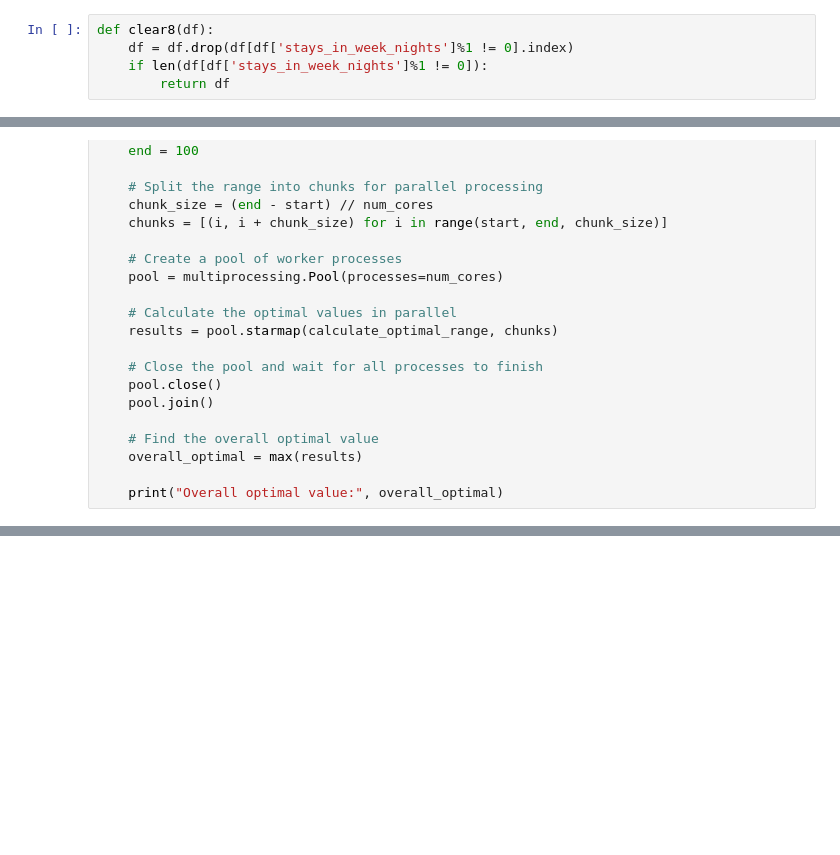
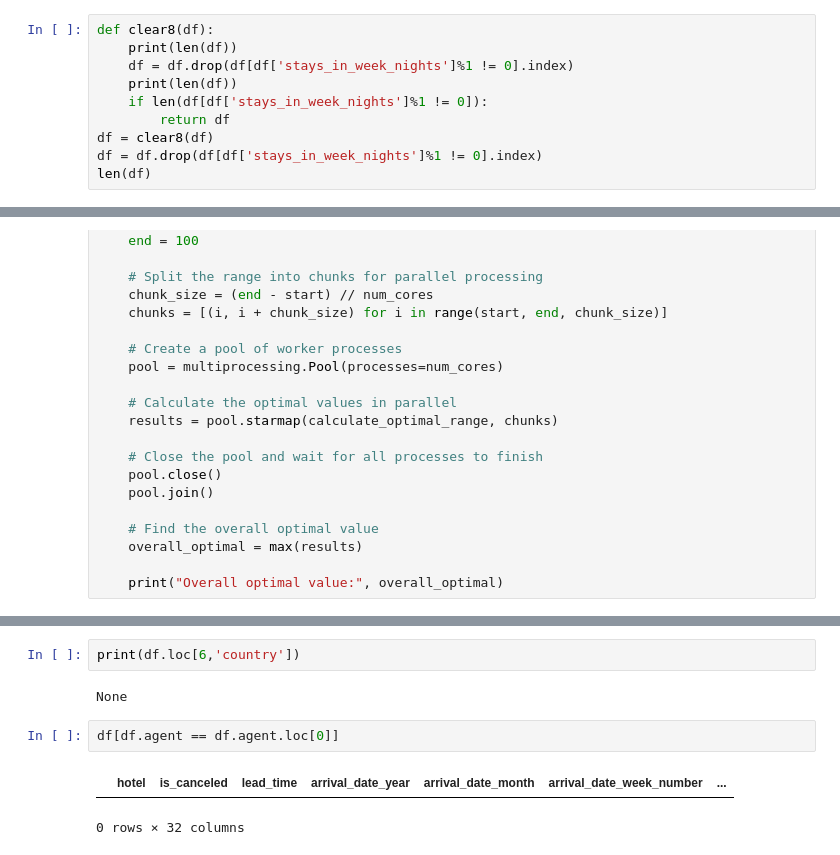
Before and after one commit to GMGuijt/HelloWorld, a Jupyter notebook: week4/Untitled.ipynb, the cells around one changed output, grey strips where cells are left out. Drawn from its saved outputs; the diff is of its cells as text; blank space fills up the shorter version.

```diff
--- a/week4/Untitled.ipynb
+++ b/week4/Untitled.ipynb
@@ -118,6 +118,11 @@ column arrival_date_day_of_month is clean
 1000 rows × 33 columns
 # %%
 def clear8(df):
+    print(len(df))
     df = df.drop(df[df['stays_in_week_nights']%1 != 0].index)
+    print(len(df))
     if len(df[df['stays_in_week_nights']%1 != 0]):
         return df
+df = clear8(df)
+df = df.drop(df[df['stays_in_week_nights']%1 != 0].index)
+len(df)
@@ -171,0 +204,9 @@ if __name__ == "__main__":
+# %%
+print(df.loc[6,'country'])
+# %% [output]
+None
+# %%
+df[df.agent == df.agent.loc[0]]
+# %% [output]
+|  | hotel | is_canceled | lead_time | arrival_date_year | arrival_date_month | arrival_date_week_number | ... |
+0 rows × 32 columns
```
Also changed, not shown: parts of 4 cells of this notebook, 3 other files.
